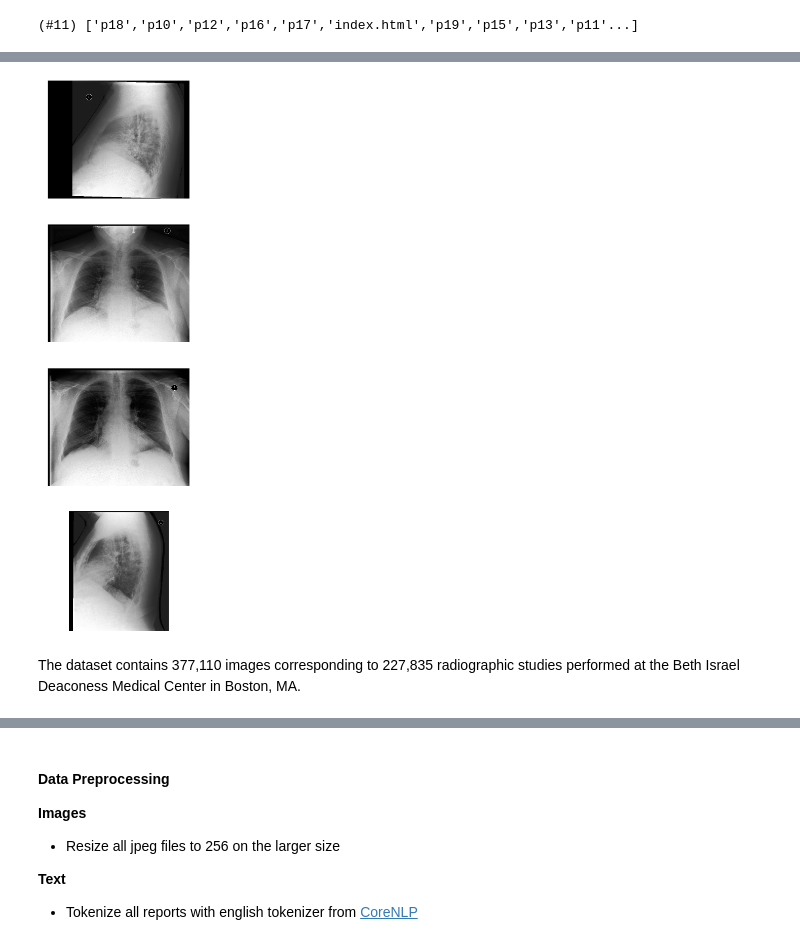
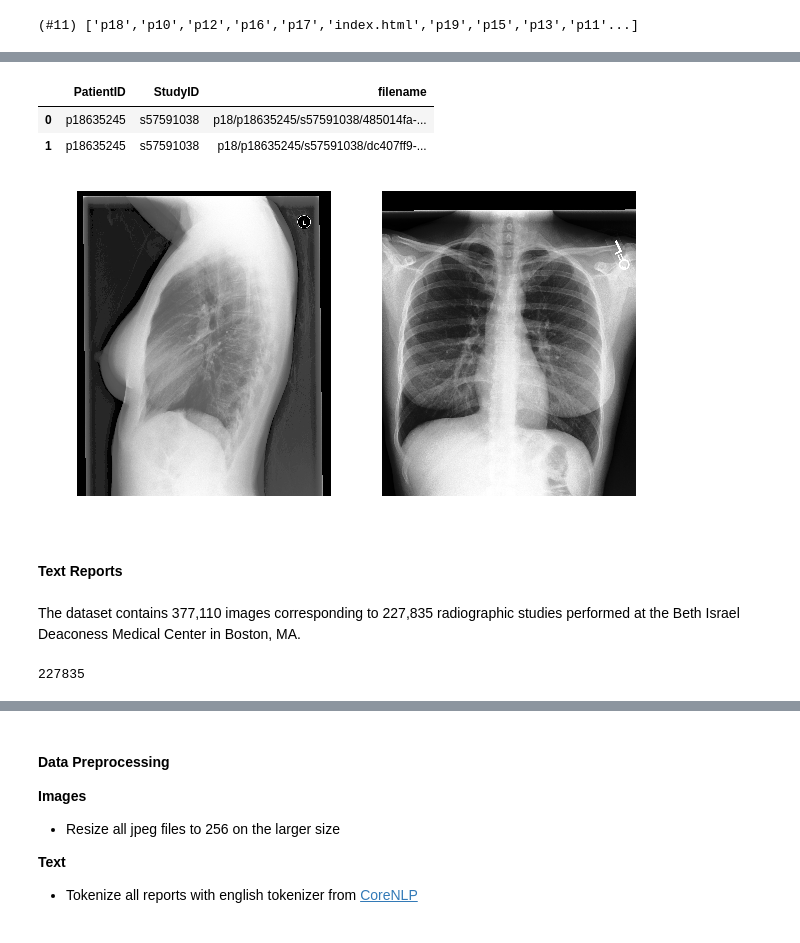
Before and after one commit to KeremTurgutlu/self_supervised, a Jupyter notebook: examples/multimodal/02 - training_convirt_mimic_cxr.ipynb, the cells around one changed output, grey strips where cells are left out. Saved outputs shown, nothing was run; the diff lists cells and outputs as text; code cells hidden in the pictures.

Commit message:
text preprocessing

```diff
--- a/examples/multimodal/02 - training_convirt_mimic_cxr.ipynb
+++ b/examples/multimodal/02 - training_convirt_mimic_cxr.ipynb
@@ -24,0 +26,4 @@ image_files = get_image_files(np.random.choice(patient_dirs))
+# %%
+def get_image_file_parts(fn): return fn.parent.parent.name, fn.parent.name, "/".join(str(fn).split("/")[-4:])
+# %%
+df = pd.DataFrame(map(get_image_file_parts, all_image_files[:100]), columns=['PatientID', 'StudyID', 'filename'])
@@ -25,12 +46,23 @@ image_files = get_image_files(np.random.choice(patient_dirs))
+# %%
+patient_df = df.query(f"PatientID == 'p18635245'"); patient_df
+# %% [output]
+|  | PatientID | StudyID | filename |
+| 0 | p18635245 | s57591038 | p18/p18635245/s57591038/485014fa-... |
+| 1 | p18635245 | s57591038 | p18/p18635245/s57591038/dc407ff9-... |
 # %%
-imgs = [PILImage.create(o) for o in image_files]
+imgs = [PILImage.create(mimic_path/f'files/{o}') for o in patient_df['filename']]
 # %%
-show_images(imgs, nrows=len(imgs), figsize=(10,len(imgs)*10))
+show_images(imgs, nrows=1, ncols=len(imgs), figsize=(10,len(imgs)*10))
 # %% [output]
-[figure, old version]
+[figure, new version]
+# %% [markdown]
+#### Text Reports
+# %% [markdown]
+The dataset contains 377,110 images corresponding to 227,835 radiographic studies performed at the Beth Israel Deaconess Medical Center in Boston, MA.
 # %%
 cxr_reports_path = Path("/home/code-base/scratch_space/extra/mimic-cxr-reports/")
-# %% [markdown]
-The dataset contains 377,110 images corresponding to 227,835 radiographic studies performed at the Beth Israel Deaconess Medical Center in Boston, MA.
 # %%
 cxr_reports = get_text_files(cxr_reports_path)
+len(cxr_reports)
+# %% [output]
+227835
```
Also changed, not shown: parts of 35 cells of this notebook.
